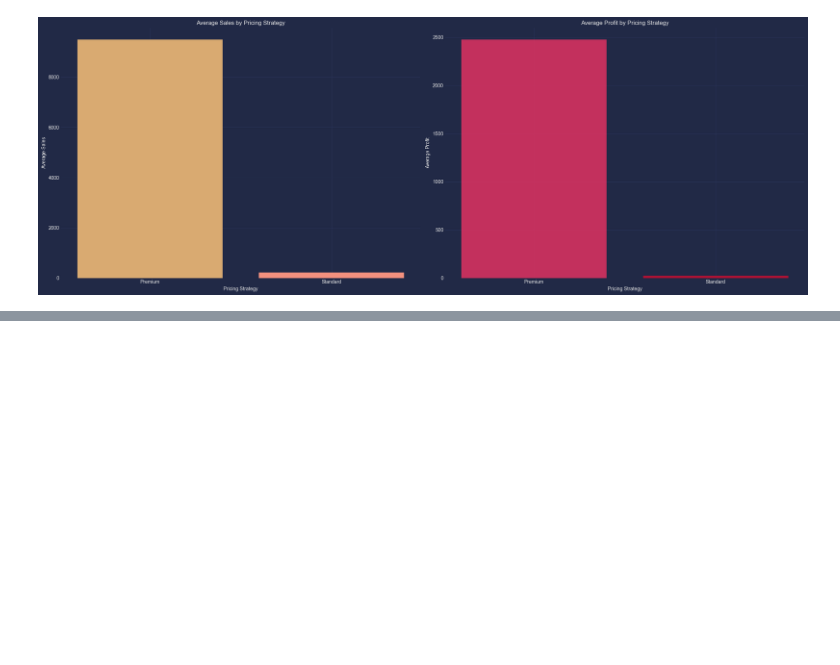
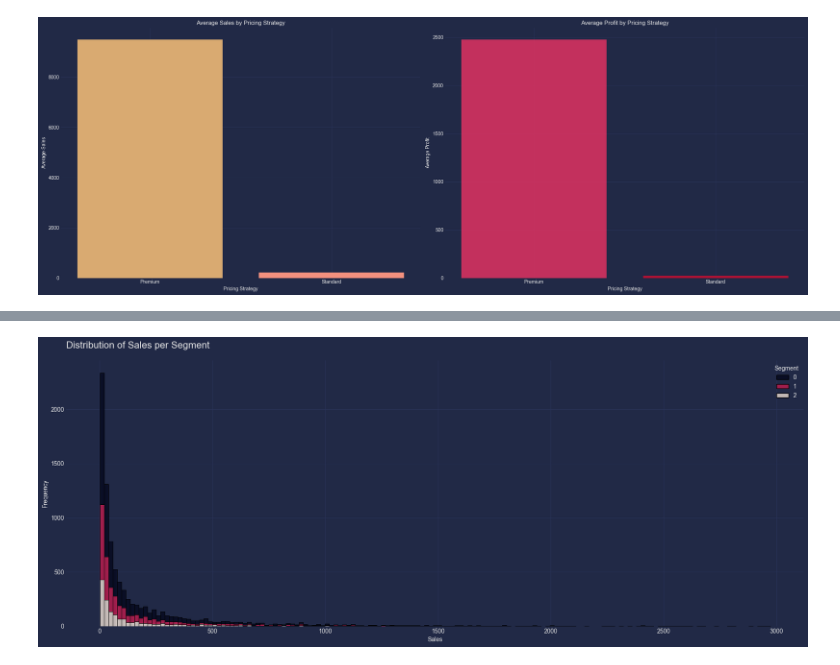
Before and after one commit to MahmoudNamNam/Data-Analysis-Projects, a Jupyter notebook: SuperStore/SuperStore.ipynb, the cells around one changed output, grey strips where cells are left out. Cells and saved outputs as stored; diff of their text form; code cells hidden in the pictures; blank space fills up the shorter version.

```diff
--- a/SuperStore/SuperStore.ipynb
+++ b/SuperStore/SuperStore.ipynb
@@ -1555,0 +1646,12 @@ plt.show()
+# %%
+sns.histplot(data=data, x='Sales', hue='Segment', multiple='stack',palette='rocket')
+
+# Add title and adjust layout
+plt.title('Distribution of Sales per Segment', loc='left', fontsize=16, pad=20)
+plt.xlabel('Sales')
+plt.ylabel('Frequency')
+
+# Show the plot
+plt.show()
+# %% [output]
+[figure, added]
```
Also changed, not shown: parts of 21 cells of this notebook, 10 other files.
